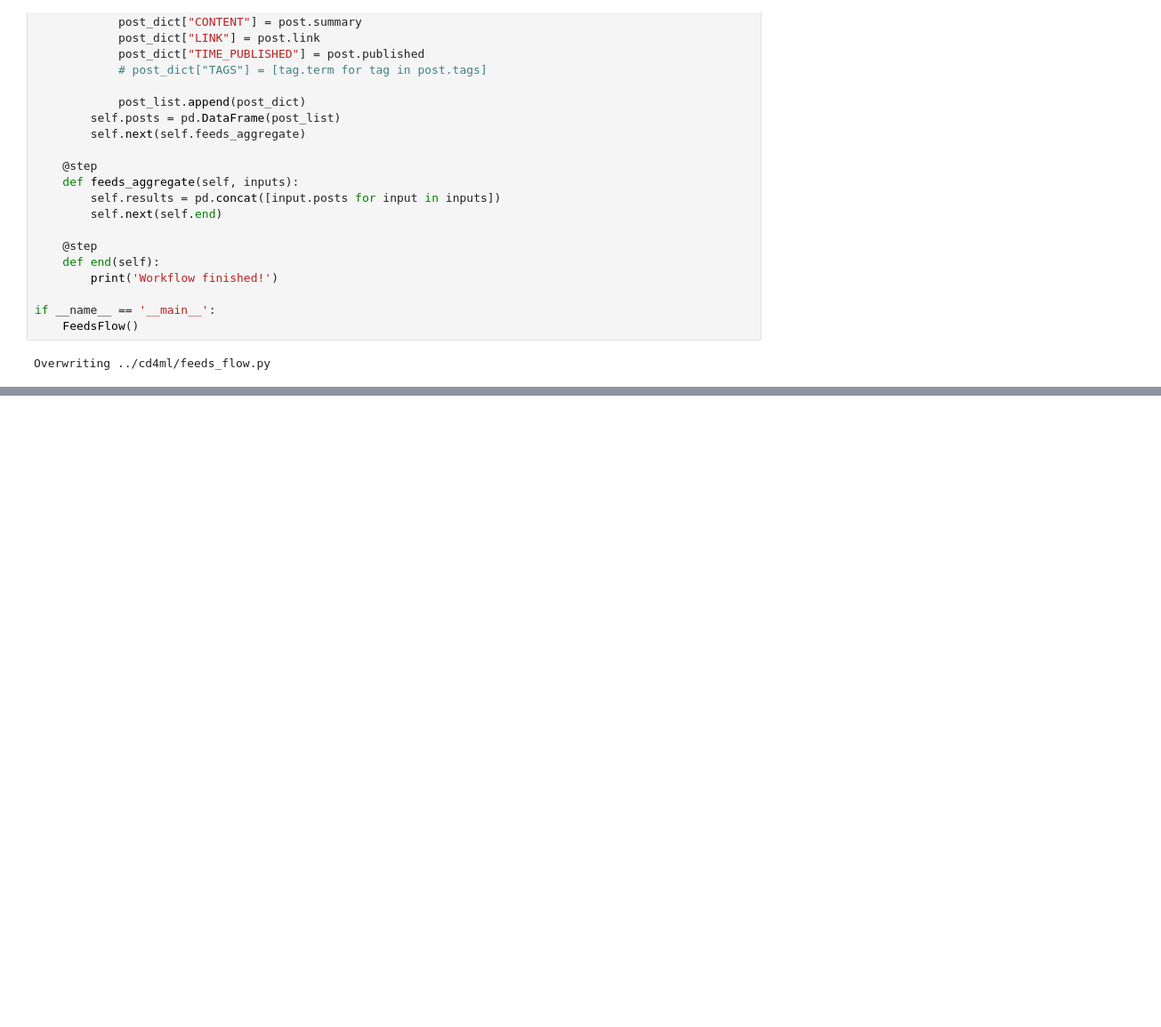
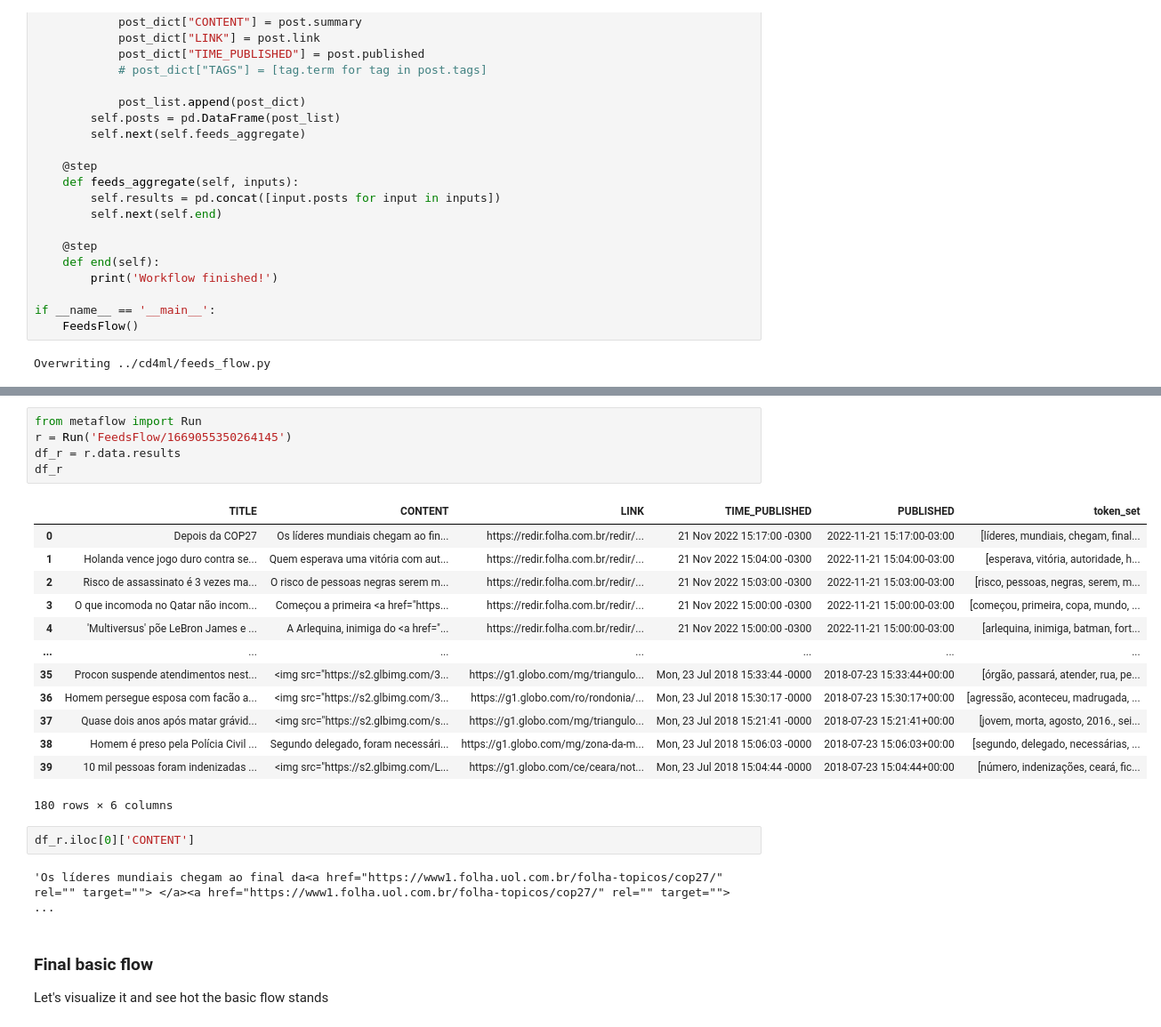
Before and after one commit to eduardosan/cd4ml-metaflow, a Jupyter notebook: notebooks/workflow_demo.ipynb, the cells around one changed output, grey strips where cells are left out. Shown at 89% size. Saved outputs shown, nothing was run; the diff lists cells and outputs as text; blank space fills up the shorter version.

Commit message:
Primeira versão completa do Workflow

```diff
--- a/notebooks/workflow_demo.ipynb
+++ b/notebooks/workflow_demo.ipynb
@@ -170,0 +546,27 @@ Running pylint...
+# %%
+from metaflow import Run
+r = Run('FeedsFlow/1669055350264145')
+df_r = r.data.results
+df_r
+# %% [output]
+|  | TITLE | CONTENT | LINK | TIME_PUBLISHED | PUBLISHED | token_set |
+| 0 | Depois da COP27 | Os líderes mundiais chegam ao fin... | https://redir.folha.com.br/redir/... | 21 Nov 2022 15:17:00 -0300 | 2022-11-21 15:17:00-03:00 | [líderes, mundiais, chegam, final... |
+| 1 | Holanda vence jogo duro contra se... | Quem esperava uma vitória com aut... | https://redir.folha.com.br/redir/... | 21 Nov 2022 15:04:00 -0300 | 2022-11-21 15:04:00-03:00 | [esperava, vitória, autoridade, h... |
+| 2 | Risco de assassinato é 3 vezes ma... | O risco de pessoas negras serem m... | https://redir.folha.com.br/redir/... | 21 Nov 2022 15:03:00 -0300 | 2022-11-21 15:03:00-03:00 | [risco, pessoas, negras, serem, m... |
+| 3 | O que incomoda no Qatar não incom... | Começou a primeira <a href="https... | https://redir.folha.com.br/redir/... | 21 Nov 2022 15:00:00 -0300 | 2022-11-21 15:00:00-03:00 | [começou, primeira, copa, mundo, ... |
+| 4 | 'Multiversus' põe LeBron James e ... | A Arlequina, inimiga do <a href="... | https://redir.folha.com.br/redir/... | 21 Nov 2022 15:00:00 -0300 | 2022-11-21 15:00:00-03:00 | [arlequina, inimiga, batman, fort... |
+| ... | ... | ... | ... | ... | ... | ... |
+| 35 | Procon suspende atendimentos nest... | <img src="https://s2.glbimg.com/3... | https://g1.globo.com/mg/triangulo... | Mon, 23 Jul 2018 15:33:44 -0000 | 2018-07-23 15:33:44+00:00 | [órgão, passará, atender, rua, pe... |
+| 36 | Homem persegue esposa com facão a... | <img src="https://s2.glbimg.com/3... | https://g1.globo.com/ro/rondonia/... | Mon, 23 Jul 2018 15:30:17 -0000 | 2018-07-23 15:30:17+00:00 | [agressão, aconteceu, madrugada, ... |
+| 37 | Quase dois anos após matar grávid... | <img src="https://s2.glbimg.com/s... | https://g1.globo.com/mg/triangulo... | Mon, 23 Jul 2018 15:21:41 -0000 | 2018-07-23 15:21:41+00:00 | [jovem, morta, agosto, 2016., sei... |
+| 38 | Homem é preso pela Polícia Civil ... | Segundo delegado, foram necessári... | https://g1.globo.com/mg/zona-da-m... | Mon, 23 Jul 2018 15:06:03 -0000 | 2018-07-23 15:06:03+00:00 | [segundo, delegado, necessárias, ... |
+| 39 | 10 mil pessoas foram indenizadas ... | <img src="https://s2.glbimg.com/L... | https://g1.globo.com/ce/ceara/not... | Mon, 23 Jul 2018 15:04:44 -0000 | 2018-07-23 15:04:44+00:00 | [número, indenizações, ceará, fic... |
+180 rows × 6 columns
+# %%
+df_r.iloc[0]['CONTENT']
+# %% [output]
+'Os líderes mundiais chegam ao final da<a href="https://www1.folha.uol.com.br/folha-topicos/cop27/" rel="" target=""> </a><a href="https://www1.folha.uol.com.br/folha-topicos/cop27/" rel="" target=""> ...
+# %% [markdown]
+### Final basic flow
+
+Let's visualize it and see hot the basic flow stands
```
Also changed, not shown: parts of 35 cells of this notebook, 5 other files.
